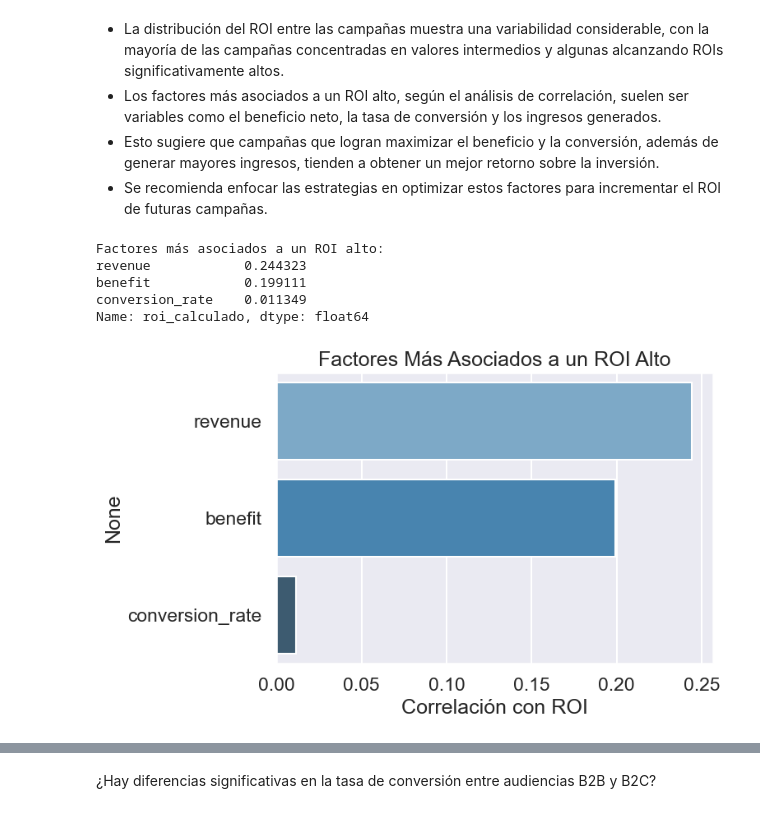
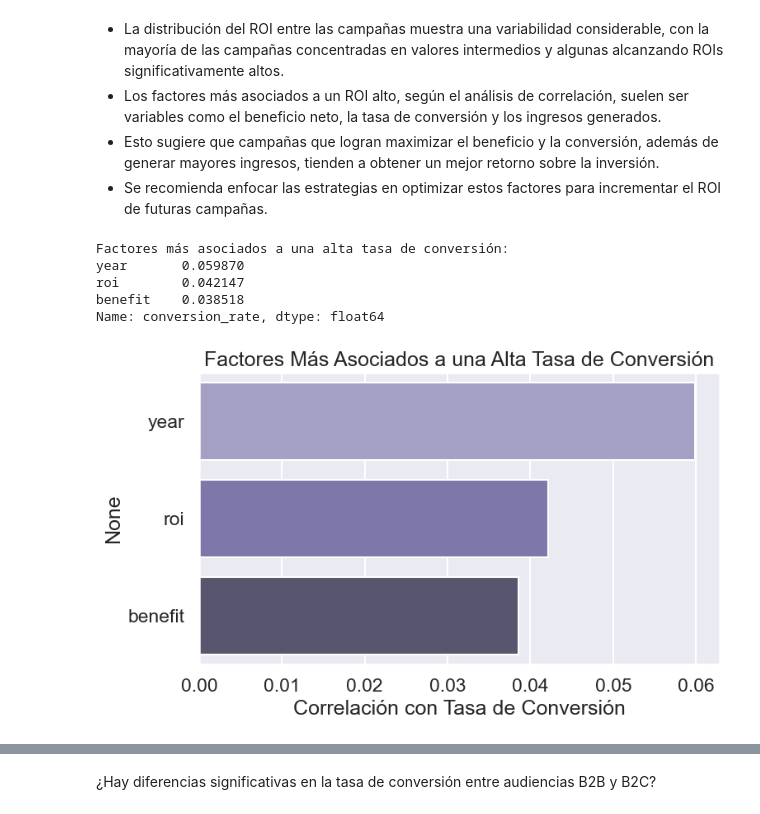
Before and after one commit to BelenP09/analisis_campa-a_marketing, a Jupyter notebook: Notebook/notebook.ipynb, the cells around one changed output, grey strips where cells are left out. Drawn from its saved outputs; the diff is of its cells as text; code cells hidden in the pictures.

```diff
--- a/Notebook/notebook.ipynb
+++ b/Notebook/notebook.ipynb
@@ -37,7 +37,7 @@ sns.set_context('talk')
 from pathlib import Path
 data_dir = Path('../input/images')
 # %%
-df = pd.read_csv(r'Data\marketingcampaigns_limpia.csv', sep=',',on_bad_lines='skip')
+df = pd.read_csv(r'C:\Users\Usuario\Documents\GitHub\analisis_campa-a_marketing\Data\marketingcampaigns_limpia.csv', sep=',',on_bad_lines='skip')
 # %%
 df.head(5)
 # %% [output]
@@ -205,30 +208,30 @@ plt.show()
 - Esto sugiere que campañas que logran maximizar el beneficio y la conversión, además de generar mayores ingresos, tienden a obtener un mejor retorno sobre la inversión.
 - Se recomienda enfocar las estrategias en optimizar estos factores para incrementar el ROI de futuras campañas.
 # %%
-# Analizar correlaciones entre ROI y otras variables numéricas
-corr = df.corr(numeric_only=True)['roi_calculado'].sort_values(ascending=False)
+# Analizar correlaciones entre tasa de conversión y otras variables numéricas
+corr_conversion = df.corr(numeric_only=True)['conversion_rate'].sort_values(ascending=False)
 
-# Mostrar las variables más correlacionadas con un ROI alto (excluyendo el propio ROI)
-factores_asociados = corr.drop('roi_calculado').head(3)
-print("Factores más asociados a un ROI alto:")
-print(factores_asociados)
+# Mostrar las variables más correlacionadas con una alta tasa de conversión (excluyendo la propia tasa)
+factores_conversion = corr_conversion.drop('conversion_rate').head(3)
+print("Factores más asociados a una alta tasa de conversión:")
+print(factores_conversion)
 
-# Visualizar las correlaciones más fuertes con ROI
+# Visualizar las correlaciones más fuertes con la tasa de conversión
 plt.figure(figsize=(8,5))
-sns.barplot(x=factores_asociados.values, y=factores_asociados.index, palette="Blues_d", orient='h')
-plt.title('Factores Más Asociados a un ROI Alto')
-plt.xlabel('Correlación con ROI')
+sns.barplot(x=factores_conversion.values, y=factores_conversion.index, palette="Purples_d", orient='h')
+plt.title('Factores Más Asociados a una Alta Tasa de Conversión')
+plt.xlabel('Correlación con Tasa de Conversión')
 plt.tight_layout()
 plt.show()
 # Análisis profesional:
 # El análisis de correlación identifica las variables numéricas que más influyen en el ROI de las campañas.
 # Los factores mostrados (por ejemplo: beneficio neto, tasa de conversión, ingresos) presentan la mayor asociación positiva con el ROI.
 # Esto implica que campañas que maximizan estos factores tienden a obtener un mejor retorno sobre la inversión.
 # Es recomendable enfocar las estrategias en optimizar estos aspectos para incrementar el ROI global de las campañas.
 # %% [output]
-Factores más asociados a un ROI alto:
-revenue            0.244323
-benefit            0.199111
-conversion_rate    0.011349
-Name: roi_calculado, dtype: float64
+Factores más asociados a una alta tasa de conversión:
+year       0.059870
+roi        0.042147
+benefit    0.038518
+Name: conversion_rate, dtype: float64
-[figure, old version]
+[figure, new version]
```
Also changed, not shown: parts of 7 cells of this notebook, 2 other files.
